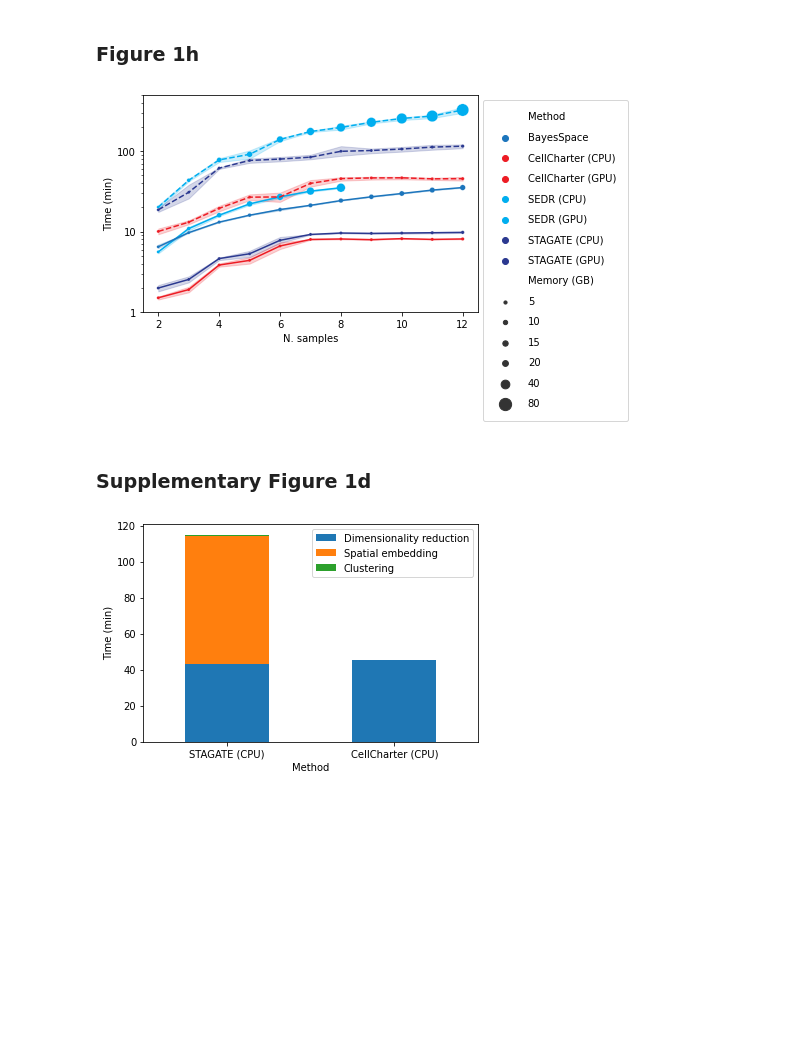
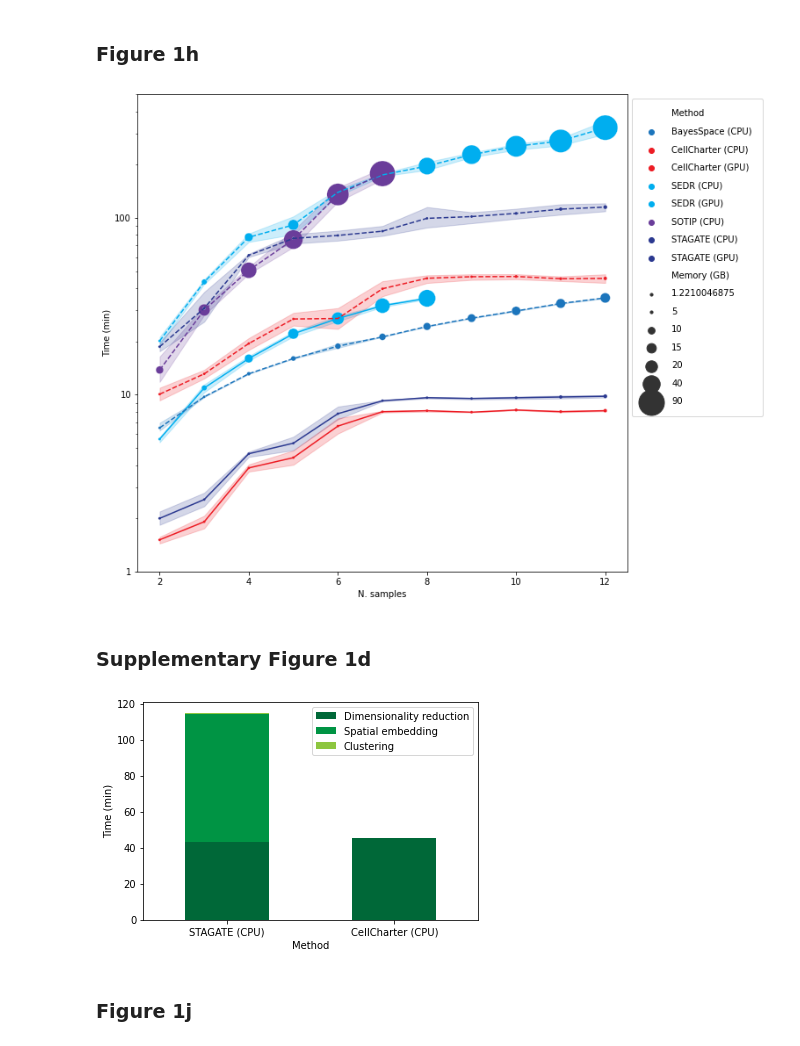
Before and after one commit to CSOgroup/cellcharter_analyses, a Jupyter notebook: benchmarking.ipynb, the cells around one changed output. Saved outputs shown, nothing was run; the diff lists cells and outputs as text; code cells hidden in the pictures; blank space fills up the shorter version.

Commit message:
Reproducibility of benchmarking figures

```diff
--- a/benchmarking.ipynb
+++ b/benchmarking.ipynb
@@ -178,7 +202,8 @@ ax.xaxis.set_ticks_position('bottom')
 PALETTE_DICT = {
     'SEDR (CPU)': "#00AEEF",
     'SEDR (GPU)': "#00AEEF",
-    'BayesSpace': "#1C75BC",
+    'SOTIP (CPU)': cm.get_cmap('Paired')(9),
+    'BayesSpace (CPU)': "#1C75BC",
     'STAGATE (CPU)': "#2B3990",
     'STAGATE (GPU)': "#2B3990",
     'CellCharter (GPU)': "#ED1C24",
@@ -189,7 +214,10 @@ methods_time = {
     'SEDR (CPU)': 'results/benchmarking/time/time_SEDR_feat_hidden2_10_gcn_hidden2_16_pc10_cpu_ncpus4.csv',
     'SEDR (GPU)': 'results/benchmarking/time/time_SEDR_feat_hidden2_10_gcn_hidden2_16_pc10_gpu_ncpus4.csv',
 
-    'BayesSpace': 'results/benchmarking/time/time_BayesSpace_hvg1000_pc15_gamma3_nrep5000_harmony-group_ncpus4.csv',
+    'SOTIP (CPU)': 'results/benchmarking/time/time_SOTIP_hvgs2000_nlatent10_knn30_MEknn50_EMDneighbors500_ncpus4.csv',
+
+
+    'BayesSpace (CPU)': 'results/benchmarking/time/time_BayesSpace_hvg1000_pc15_gamma3_nrep5000_harmony-group_ncpus4.csv',
 
     'STAGATE (CPU)': 'results/benchmarking/time/time_STAGATE_hvgs5000_hidden_dim1024_nlatent30_cpu_ncpus4.csv',
     'STAGATE (GPU)': 'results/benchmarking/time/time_STAGATE_hvgs5000_hidden_dim1024_nlatent30_gpu_ncpus4.csv',
@@ -213,7 +241,9 @@ methods_memory = {
     'SEDR (CPU)': 'results/benchmarking/memory/memory_SEDR_feat_hidden2_10_gcn_hidden2_16_pc100_cpu.csv',
     'SEDR (GPU)': 'results/benchmarking/memory/memory_SEDR_feat_hidden2_10_gcn_hidden2_16_pc100_cpu.csv',
 
-    'BayesSpace': 'results/benchmarking/memory/memory_BayesSpace_hvg1000_pc15_gamma3_nrep5000_harmony-group.csv',
+    'SOTIP (CPU)': 'results/benchmarking/memory/memory_SOTIP_hvgs2000_nlatent10_knn30_MEknn50_EMDneighbors500.csv',
+
+    'BayesSpace (CPU)': 'results/benchmarking/memory/memory_BayesSpace_hvg1000_pc15_gamma3_nrep5000_harmony-group.csv',
 
     'STAGATE (CPU)': 'results/benchmarking/memory/memory_STAGATE_hvgs5000hidden_dim1024_nlatent30_cpu.csv',
     'STAGATE (GPU)': 'results/benchmarking/memory/memory_STAGATE_hvgs5000hidden_dim1024_nlatent30_cpu.csv',
@@ -226,6 +256,8 @@ memory = None
 for method, path in methods_memory.items():
     memory_df = pd.read_csv(path)
     memory_df.columns = ['N. samples', method]
-    memory = memory.merge(memory_df, on='N. samples') if memory is not None else memory_df
+    memory_df = memory_df[memory_df['N. samples'] > 1]
+    memory = memory.merge(memory_df, on='N. samples', how='left') if memory is not None else memory_df
+
 memory = pd.melt(memory, id_vars='N. samples', var_name='Method', value_name='Memory (GB)')
 memory['Memory (GB)'] /= 1000
@@ -232,48 +266,33 @@ memory['Memory (GB)'] /= 1000
 # %%
-benchmark = times.merge(memory, left_on=['N. samples', 'Method'], right_on=['N. samples', 'Method'])
-
+plt.figure(figsize=(10,10))
 ax =sns.lineplot(data=benchmark,
                 x='N. samples',
                 y='Time (min)',
                 hue='Method',
                 palette=PALETTE_DICT,
                  legend=False
 )
 ax = sns.scatterplot(data=times_mean.merge(memory, left_on=['N. samples', 'Method'], right_on=['N. samples', 'Method']),
                 x='N. samples',
                 y='Time (min)',
                 size='Memory (GB)',
                 hue='Method',
-                size_norm=(5, 80),
-                sizes=(10, 150),
+                size_norm=(5, 90),
+                sizes=(10, 900),
                 palette=PALETTE_DICT, legend='full')
-def sizes_legend(desired_sizes, ax=None):
-    ax = ax or plt.gca()
-    handles, labels = ax.get_legend_handles_labels()
-    method_handles, size_handles = handles[:9], handles[9:]
-    method_labels, size_labels = labels[:9], labels[9:]
-    size_labels = np.array([float(l) for l in size_labels])
-    desired_handles = [size_handles[np.argmin(np.abs(size_labels - d))] for d in desired_sizes]
-    ax.legend(handles=method_handles+desired_handles,
-              labels=method_labels+desired_sizes,
-              title=ax.legend_.get_title().get_text(),
-              loc='upper left',
-              bbox_to_anchor=(1, 1),
-              labelspacing=1.05,
-              handletextpad=1.3,
-              borderpad=1.2
-             )
-sizes_legend([5, 10, 15, 20, 40, 80], ax)
+
+sizes_legend([5, 10, 15, 20, 40, 90], ax)
 
 for i, name in enumerate(methods_memory.keys()):
     if 'CPU' in name:
         ax.lines[i].set_linestyle('--')
 
 plt.grid(False)
 plt.yscale('log')
 plt.ylim(1, 500)
 ax.yaxis.set_major_formatter(ScalarFormatter())
+#plt.savefig('results/benchmarking/fig_1h.pdf', bbox_inches='tight')
 # %% [output]
-[figure, old version]
+[figure, new version]
 # %% [markdown]
 ### Supplementary Figure 1d
@@ -302,9 +327,11 @@ for method in ['STAGATE (CPU)', 'CellCharter (CPU)']:
 # %%
 times = times[times['N. samples'] == 12].groupby('Method').mean()
 # %%
-times.loc[['STAGATE (CPU)', 'CellCharter (CPU)'], ['Dimensionality reduction', 'Spatial embedding', 'Clustering']].plot.bar(stacked=True)
+times.loc[['STAGATE (CPU)', 'CellCharter (CPU)'], ['Dimensionality reduction', 'Spatial embedding', 'Clustering']].plot.bar(stacked=True, color=PALETTE_DICT)
 plt.ylabel('Time (min)')
 plt.xticks(rotation=0)
 plt.show()
 # %% [output]
-[figure, old version]
+[figure, new version]
+# %% [markdown]
+### Figure 1j
```
Also changed, not shown: parts of 17 cells of this notebook, 7 other files.
